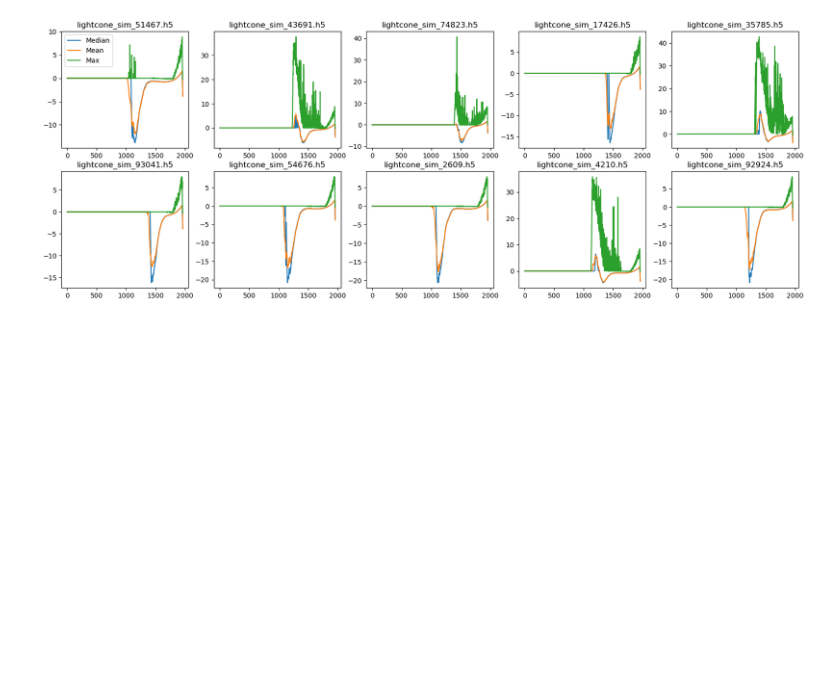
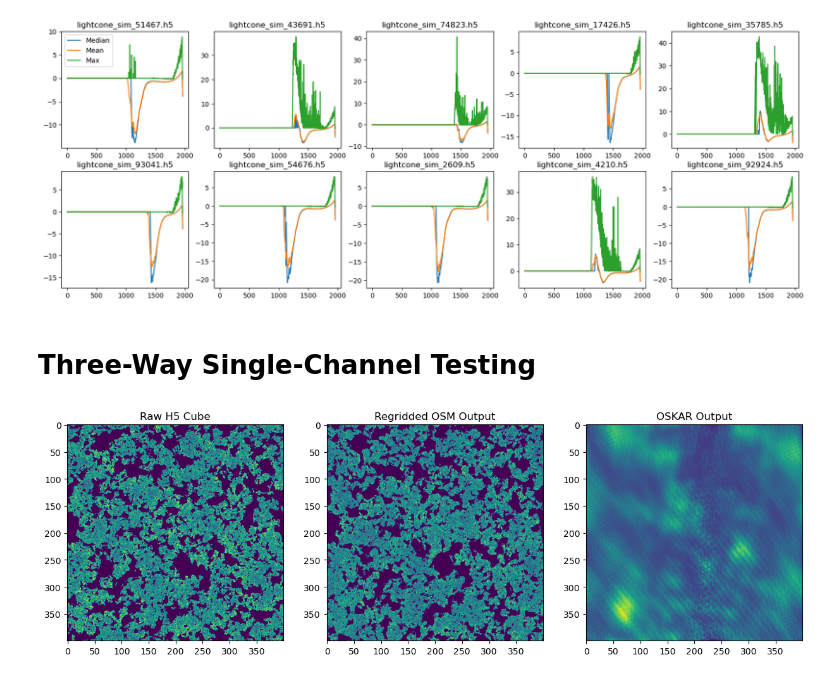
Before and after one commit to oliviax727/phd-programs, a Jupyter notebook: regrid/regrid_testing.ipynb, the cells around one changed output. Drawn from its saved outputs; the diff is of its cells as text; code cells hidden in the pictures; blank space fills up the shorter version.

Commit message:
oskar still doesn't work

```diff
--- a/regrid/regrid_testing.ipynb
+++ b/regrid/regrid_testing.ipynb
@@ -347,3 +347,5 @@ ax[0, 0].legend()
 plt.show()
 # %% [output]
 [figure]
+# %% [markdown]
+# Three-Way Single-Channel Testing
@@ -349,0 +361,34 @@ plt.show()
+# %%
+# Retreive Yuxiang testing data
+
+f1 = h5py.File('yuxiang_bts/yuxiang1.h5', 'r')
+data1 = np.array(f1.get('BrightnessTemp')['brightness_temp'])
+
+channel_h5 = data1[:, :, 100]
+
+# Retreive OSM data, Normalise
+
+channel_osm = np.array(pd.read_csv("./yuxiang1_osm/reformatted_no.100_189.334MHz.osm", delimiter=" ", skiprows=3, index_col=False, names=["RA", "Dec", "Stokes I", "Q", "U", "V", "Freq0"])["Stokes I"]).reshape((400, 400))
+
+# Retreive finalised data
+
+channel_fits = fits.open("./test_output/yuxiang1_fits/reformatted_no.100_189.334MHz.osm.fits")[0].data[0,:,:]
+# %%
+norm = lambda x: x/np.max(x)
+
+#plt.plot(norm(channel_h5[50])-norm(channel_osm[50]))
+#plt.plot()
+#plt.plot(norm(channel_fits[50]))
+#plt.show()
+
+fig, ax = plt.subplots(nrows=1, ncols=3)
+fig.set_size_inches(15, 5)
+ax[0].imshow(channel_h5)
+ax[0].set_title("Raw H5 Cube")
+ax[1].imshow(channel_osm)
+ax[1].set_title("Regridded OSM Output")
+ax[2].imshow(channel_fits)
+ax[2].set_title("OSKAR Output")
+plt.show()
+# %% [output]
+[figure, added]
```
Also changed, not shown: parts of 1 cell of this notebook, 6 other files.
